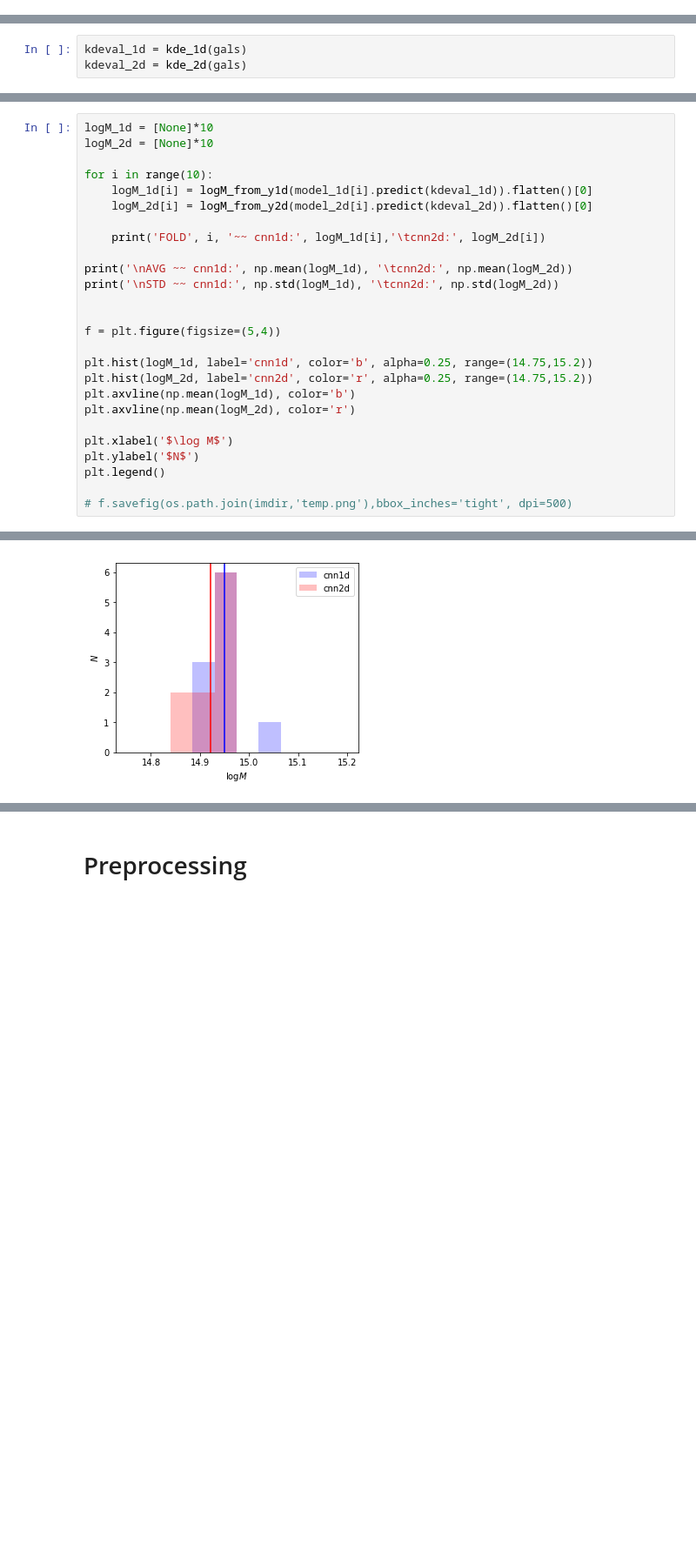
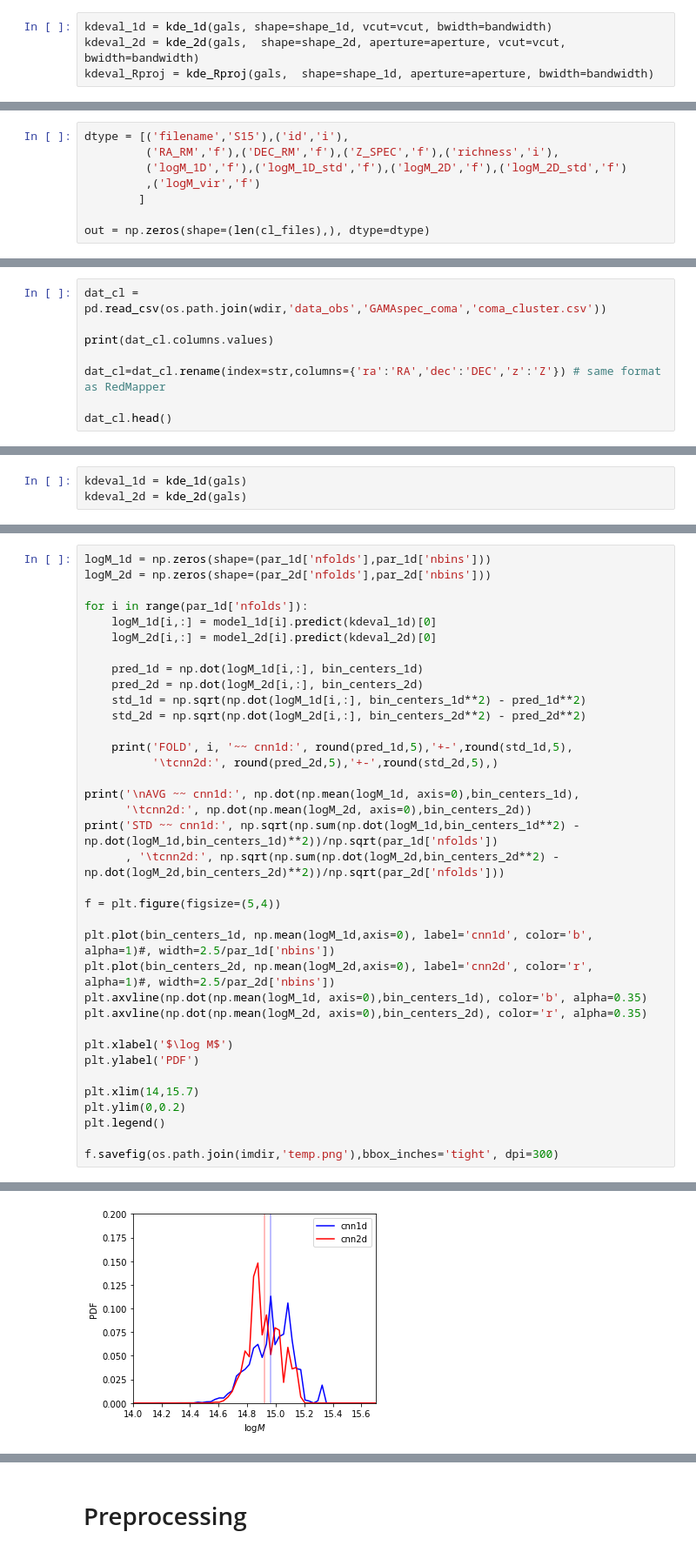
Before and after one commit to McWilliamsCenter/halo_cnn, a Jupyter notebook: notebooks/gama.ipynb, the cells around one changed output, grey strips where cells are left out. Shown at 87% size. Cells and saved outputs as stored; diff of their text form; blank space fills up the shorter version.

Commit message:
model updates. testing various training/testing procedures post-paper submission. In the initial steps of preparing full formal module for halo_cnn

```diff
--- a/notebooks/gama.ipynb
+++ b/notebooks/gama.ipynb
@@ -222,0 +396,4 @@ dat_cl.head()
+# %%
+kdeval_1d = kde_1d(gals, shape=shape_1d, vcut=vcut, bwidth=bandwidth)
+kdeval_2d = kde_2d(gals,  shape=shape_2d, aperture=aperture, vcut=vcut, bwidth=bandwidth)
+kdeval_Rproj = kde_Rproj(gals,  shape=shape_1d, aperture=aperture, bwidth=bandwidth)
@@ -222,0 +654,8 @@ dat_cl.head()
+# %%
+dtype = [('filename','S15'),('id','i'),
+         ('RA_RM','f'),('DEC_RM','f'),('Z_SPEC','f'),('richness','i'),
+         ('logM_1D','f'),('logM_1D_std','f'),('logM_2D','f'),('logM_2D_std','f')
+         ,('logM_vir','f')
+        ]
+
+out = np.zeros(shape=(len(cl_files),), dtype=dtype)
@@ -222,0 +781,8 @@ dat_cl.head()
+# %%
+dat_cl = pd.read_csv(os.path.join(wdir,'data_obs','GAMAspec_coma','coma_cluster.csv'))
+
+print(dat_cl.columns.values)
+
+dat_cl=dat_cl.rename(index=str,columns={'ra':'RA','dec':'DEC','z':'Z'}) # same format as RedMapper
+
+dat_cl.head()
@@ -321,27 +831,37 @@ cb.update_ticks()
 # %%
-logM_1d = [None]*10
-logM_2d = [None]*10
+logM_1d = np.zeros(shape=(par_1d['nfolds'],par_1d['nbins']))
+logM_2d = np.zeros(shape=(par_2d['nfolds'],par_2d['nbins']))
 
-for i in range(10):
-    logM_1d[i] = logM_from_y1d(model_1d[i].predict(kdeval_1d)).flatten()[0]
-    logM_2d[i] = logM_from_y2d(model_2d[i].predict(kdeval_2d)).flatten()[0]
+for i in range(par_1d['nfolds']):
+    logM_1d[i,:] = model_1d[i].predict(kdeval_1d)[0]
+    logM_2d[i,:] = model_2d[i].predict(kdeval_2d)[0]
 
-    print('FOLD', i, '~~ cnn1d:', logM_1d[i],'\tcnn2d:', logM_2d[i])
+    pred_1d = np.dot(logM_1d[i,:], bin_centers_1d)
+    pred_2d = np.dot(logM_2d[i,:], bin_centers_2d)
+    std_1d = np.sqrt(np.dot(logM_1d[i,:], bin_centers_1d**2) - pred_1d**2)
+    std_2d = np.sqrt(np.dot(logM_2d[i,:], bin_centers_2d**2) - pred_2d**2)
 
-print('\nAVG ~~ cnn1d:', np.mean(logM_1d), '\tcnn2d:', np.mean(logM_2d))
-print('\nSTD ~~ cnn1d:', np.std(logM_1d), '\tcnn2d:', np.std(logM_2d))
+    print('FOLD', i, '~~ cnn1d:', round(pred_1d,5),'+-',round(std_1d,5),
+          '\tcnn2d:', round(pred_2d,5),'+-',round(std_2d,5),)
 
+print('\nAVG ~~ cnn1d:', np.dot(np.mean(logM_1d, axis=0),bin_centers_1d),
+      '\tcnn2d:', np.dot(np.mean(logM_2d, axis=0),bin_centers_2d))
+print('STD ~~ cnn1d:', np.sqrt(np.sum(np.dot(logM_1d,bin_centers_1d**2) - np.dot(logM_1d,bin_centers_1d)**2))/np.sqrt(par_1d['nfolds'])
+      , '\tcnn2d:', np.sqrt(np.sum(np.dot(logM_2d,bin_centers_2d**2) - np.dot(logM_2d,bin_centers_2d)**2))/np.sqrt(par_2d['nfolds']))
 
 f = plt.figure(figsize=(5,4))
 
-plt.hist(logM_1d, label='cnn1d', color='b', alpha=0.25, range=(14.75,15.2))
-plt.hist(logM_2d, label='cnn2d', color='r', alpha=0.25, range=(14.75,15.2))
-plt.axvline(np.mean(logM_1d), color='b')
-plt.axvline(np.mean(logM_2d), color='r')
+plt.plot(bin_centers_1d, np.mean(logM_1d,axis=0), label='cnn1d', color='b', alpha=1)#, width=2.5/par_1d['nbins'])
+plt.plot(bin_centers_2d, np.mean(logM_2d,axis=0), label='cnn2d', color='r', alpha=1)#, width=2.5/par_2d['nbins'])
+plt.axvline(np.dot(np.mean(logM_1d, axis=0),bin_centers_1d), color='b', alpha=0.35)
+plt.axvline(np.dot(np.mean(logM_2d, axis=0),bin_centers_2d), color='r', alpha=0.35)
 
 plt.xlabel('$\log M$')
-plt.ylabel('$N$')
+plt.ylabel('PDF')
+
+plt.xlim(14,15.7)
+plt.ylim(0,0.2)
 plt.legend()
 
-# f.savefig(os.path.join(imdir,'temp.png'),bbox_inches='tight', dpi=500)
+f.savefig(os.path.join(imdir,'temp.png'),bbox_inches='tight', dpi=300)
 # %% [output]
@@ -362 +881 @@ STD ~~ cnn1d: 0.028986625       cnn2d: 0.0369378
-[figure, old version]
+[figure, new version]
```
Also changed, not shown: parts of 48 cells of this notebook, 15 other files.
